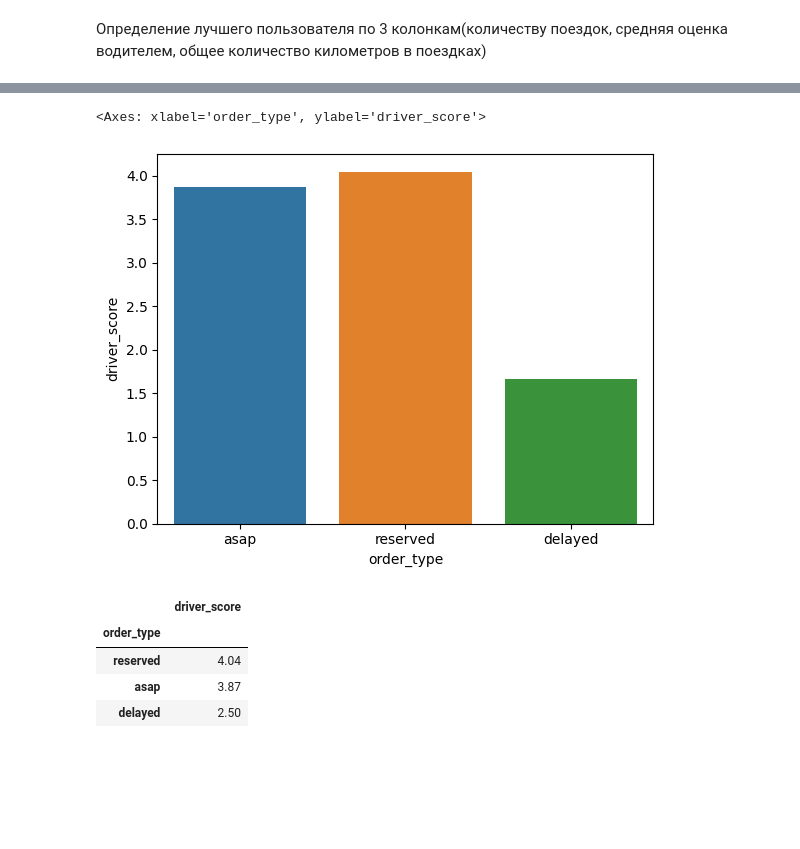
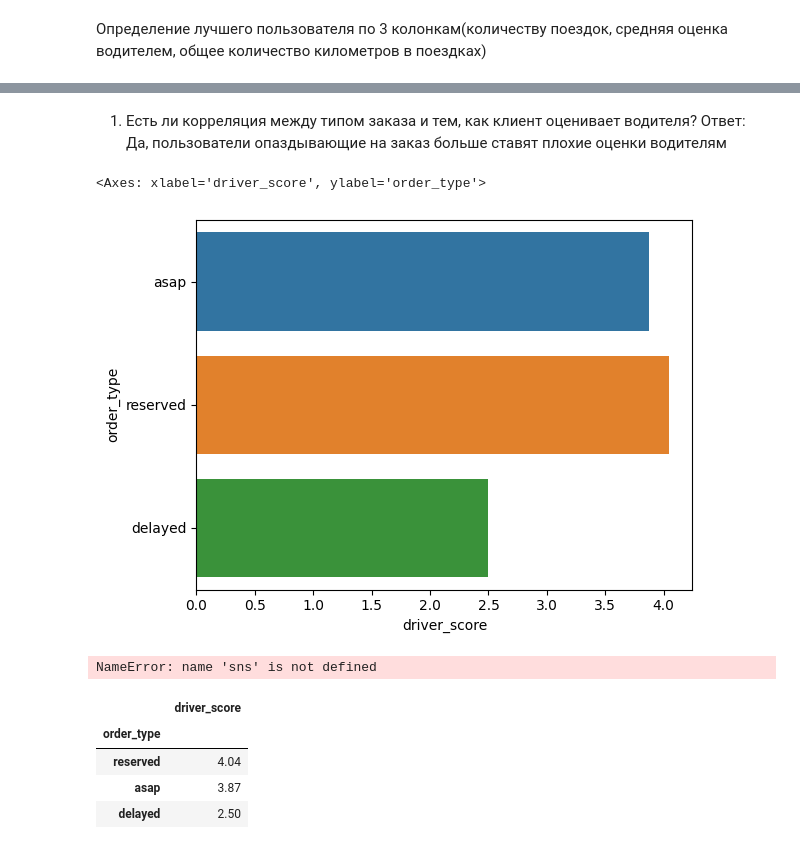
Before and after one commit to nakimov01/PandasPGU, a Jupyter notebook: taxi_peru_lab.ipynb, the cells around one changed output, grey strips where cells are left out. Drawn from its saved outputs; the diff is of its cells as text; code cells hidden in the pictures; blank space fills up the shorter version.

```diff
--- a/taxi_peru_lab.ipynb
+++ b/taxi_peru_lab.ipynb
@@ -199,10 +215,22 @@ a.sort_values(by=['order_id', 'rider_score', 'travel_distance'], ascending=[Fals
+# %% [markdown]
+1. Есть ли корреляция между типом заказа и тем, как клиент оценивает водителя?
+Ответ: Да, пользователи опаздывающие на заказ больше ставят плохие оценки водителям
+# %%
+
+import pandas as pd
+import seaborn as sns
+import matplotlib.pyplot as plt
+%matplotlib inline
+sns.barplot(data=new_df, errorbar=None, x="driver_score", y="order_type")
+# %% [output]
+<Axes: xlabel='driver_score', ylabel='order_type'>
+[figure, added]
 # %%
 import pandas as pd
 import seaborn as sns
 import matplotlib.pyplot as plt
 %matplotlib inline
-sns.barplot(data=new_df, errorbar=None, x="order_type", y="driver_score")
+sns.barplot(data=new_df, errorbar=None, x="driver_score", y="order_type")
 # %% [output]
-<Axes: xlabel='order_type', ylabel='driver_score'>
+NameError: name 'sns' is not defined
-[figure, removed]
 # %%
```
Also changed, not shown: parts of 15 cells of this notebook, 1 other file.
